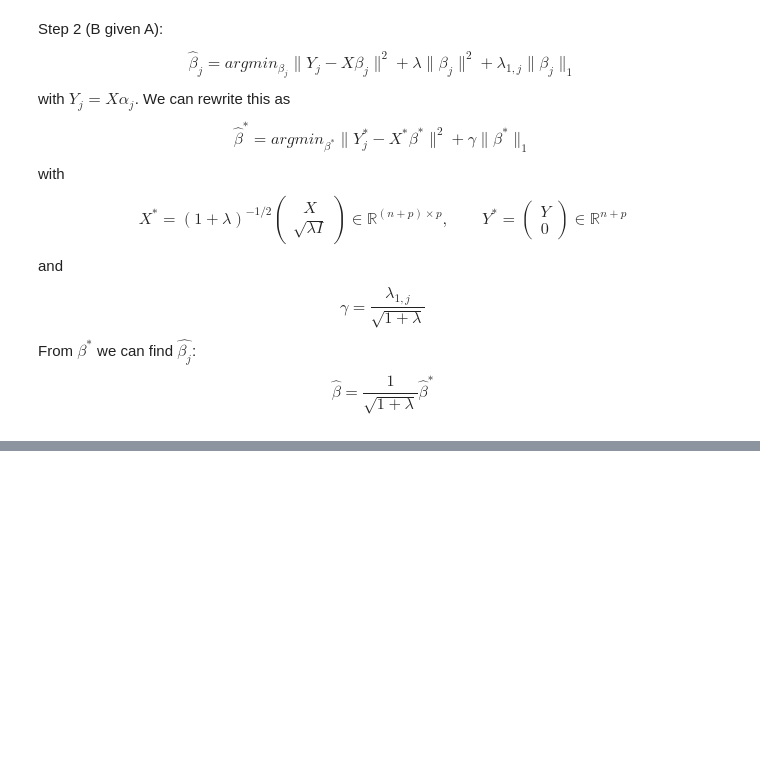
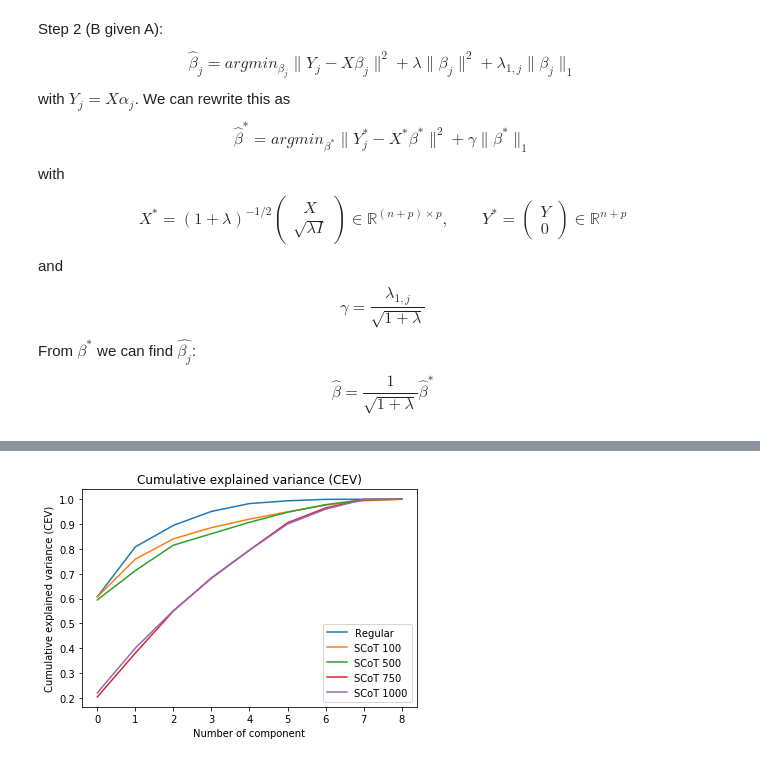
Before and after one commit to Jonas-JP-Peeters/Sparse-PCA-Project, a Jupyter notebook: Scripts/Main.ipynb, the cells around one changed output, grey strips where cells are left out. Cells and saved outputs as stored; diff of their text form; code cells hidden in the pictures; blank space fills up the shorter version.

```diff
--- a/Scripts/Main.ipynb
+++ b/Scripts/Main.ipynb
@@ -894,10 +830,34 @@ reg_scotlass_1pt8= PCAObject(SCoTLASS(X_small,1.8,alpha = 5*10**-6, max_iter=100
+# %%
+reg_thresh = PCAObject(threshold_PCA(X_small), X_small, "Thresh")
+
+reg_reg = PCAObject(reg_PCA(X_small)[1], X_small, "Regular")
+
+reg_scot_100 = PCAObject(SCoT(X_small, 100, alpha = 10**-3), X_small, "SCoT 100")
+reg_scot_250 = PCAObject(SCoT(X_small, 250, alpha = 10**-3), X_small, "SCoT 250")
+reg_scot_500 = PCAObject(SCoT(X_small, 500, alpha = 10**-3), X_small, "SCoT 500")
+reg_scot_600 = PCAObject(SCoT(X_small, 600, alpha = 10**-3), X_small, "SCoT 600")
+reg_scot_750 = PCAObject(SCoT(X_small, 750, alpha = 10**-3), X_small, "SCoT 750")
+reg_scot_1000 = PCAObject(SCoT(X_small, 1000, alpha = 10**-3), X_small, "SCoT 1000")
+reg_scot_5000 = PCAObject(SCoT(X_small, 5000, alpha = 10**-3), X_small, "SCoT 5000")
+
+reg_scotlass_1 = PCAObject(SCoTLASS(X_small,1,alpha = 10**-6, max_iter = 500000), X_small, "SCoTLASS 1")
+reg_scotlass_1pt3 = PCAObject(SCoTLASS(X_small,1.3,alpha = 1.5*10**-6, max_iter = 500000), X_small, "SCoTLASS 1.3")
+reg_scotlass_1pt5= PCAObject(SCoTLASS(X_small,1.5,alpha = 2*10**-6, max_iter=500000), X_small, "SCoTLASS 1.5")
+reg_scotlass_1pt6= PCAObject(SCoTLASS(X_small,1.6,alpha = 2*10**-6, max_iter=500000), X_small, "SCoTLASS 1.6")
+reg_scotlass_2 = PCAObject(SCoTLASS(X_small,2,alpha = 2*10**-6, max_iter=1000000), X_small, "SCoTLASS 2")
 # %%
-reg_thresh.plotCEV()
+#reg_thresh.plotCEV()
 reg_reg.plotCEV()
 reg_scot_100.plotCEV()
 reg_scot_500.plotCEV()
-reg_scotlass_2.plotCEV()
-reg_scotlass_4.plotCEV()
+reg_scot_750.plotCEV()
+reg_scot_1000.plotCEV()
+#reg_scotlass_2.plotCEV()
+#reg_scotlass_1pt6.plotCEV()
+#reg_scotlass_1pt5.plotCEV()
+#reg_scotlass_1.plotCEV()
+# %% [output]
+[figure, added]
 # %%
 reg_reg.calcExpVar()
 reg_scot_100.calcExpVar()
```
Also changed, not shown: parts of 31 cells of this notebook.
